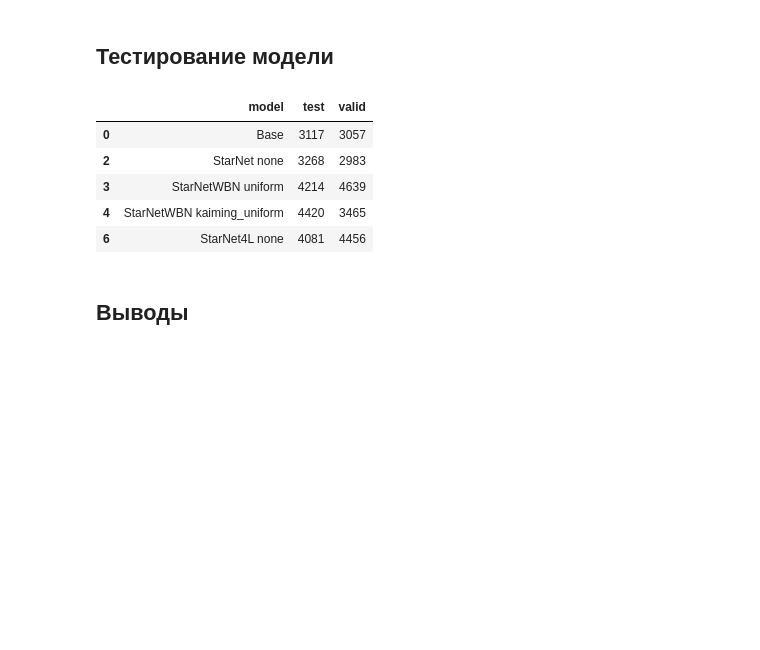
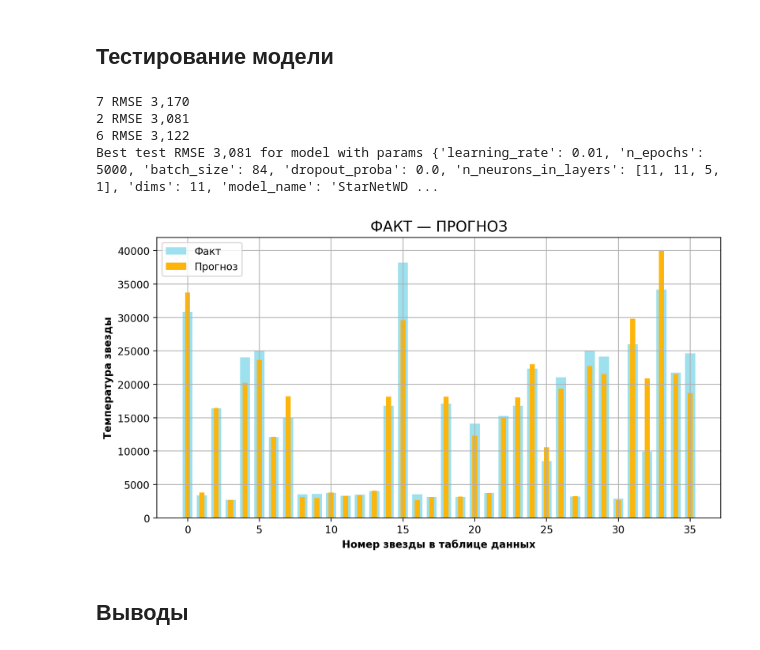
Before and after one commit to dimdasci/yp14-torch-nn-refression, a Jupyter notebook: notebooks/yp14-star-temperature-prediction.ipynb, the cells around one changed output. Saved outputs shown, nothing was run; the diff lists cells and outputs as text; code cells hidden in the pictures; blank space fills up the shorter version.

```diff
--- a/notebooks/yp14-star-temperature-prediction.ipynb
+++ b/notebooks/yp14-star-temperature-prediction.ipynb
@@ -1447,26 +1292,29 @@ https://app.neptune.ai/dimds/yp14-nn-regression/e/YPNNREG-179
 # %% [markdown]
 ## Тестирование модели
-# %%
-X_test_t = torch.FloatTensor(X_test)
-y_test_t = torch.FloatTensor(y_test.values).flatten()
-loss = nn.MSELoss()
-
-rmse_result = {"model": [], "test": [], "valid": []}
-
-for _m in [m1, m11, m2, m3, m4, m5]:
-    preds = _m.predict(X_test_t)
-    rmse = np.sqrt(loss(preds.flatten(), y_test_t).detach().numpy())
-    rmse_result["model"].append(_m.params['model_name'] + f" {_m.params['initialization']}")
-    rmse_result["test"].append(round(rmse))
-    rmse_result["valid"].append(round(_m.rmse_score))
-
-pd.DataFrame(rmse_result).query("test<4500")
-# %% [output]
-|  | model | test | valid |
-| 0 | Base | 3117 | 3057 |
-| 2 | StarNet none | 3268 | 2983 |
-| 3 | StarNetWBN uniform | 4214 | 4639 |
-| 4 | StarNetWBN kaiming_uniform | 4420 | 3465 |
-| 6 | StarNet4L none | 4081 | 4456 |
+# %%
+loss = nn.MSELoss()
+best_model = None
+best_preds = []
+best_rmse = np.Inf
+
+for (i, row) in _sr.sort_values(by="rmse_last")[:3].iterrows():
+    preds = row.model.predict(X_test_t)
+    rmse = np.sqrt(loss(preds.flatten(), y_test_t.flatten()).detach().numpy())
+    print (f"{i} RMSE {rmse:,.0f}")
+    if rmse < best_rmse:
+        best_model = row.model
+        best_preds = preds.flatten().detach().numpy()
+        best_rmse = rmse
+
+print(f"Best test RMSE {best_rmse:,.0f} for model with params {best_model.params}")
+# %% [output]
+7 RMSE 3,170
+2 RMSE 3,081
+6 RMSE 3,122
+Best test RMSE 3,081 for model with params {'learning_rate': 0.01, 'n_epochs': 5000, 'batch_size': 84, 'dropout_proba': 0.0, 'n_neurons_in_layers': [11, 11, 5, 1], 'dims': 11, 'model_name': 'StarNetWD ...
+# %%
+draw_fact_predictions(y_test_t.flatten(), best_preds)
+# %% [output]
+[figure, added]
 # %% [markdown]
 ## Выводы
```
Also changed, not shown: parts of 22 cells of this notebook.
